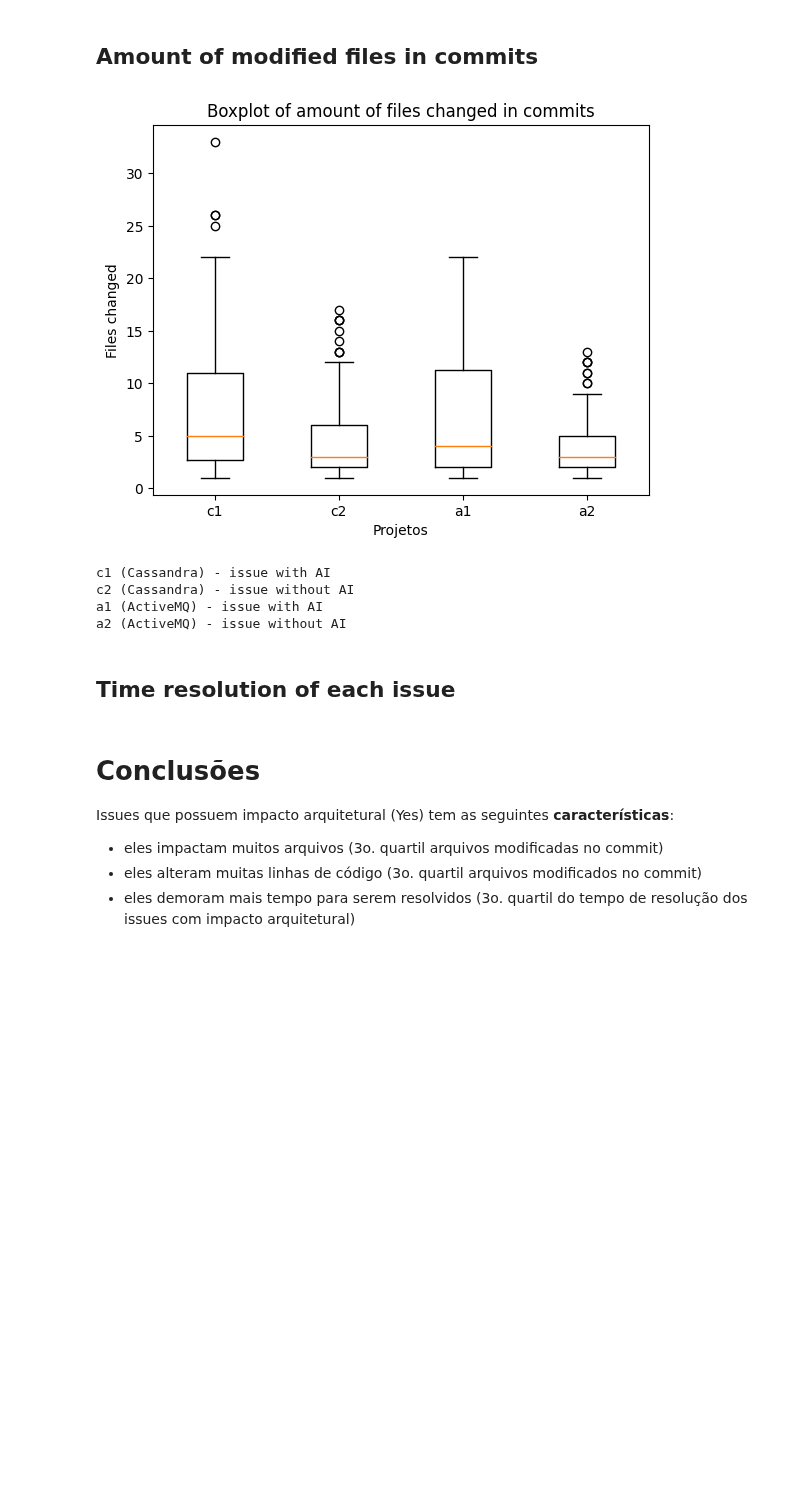
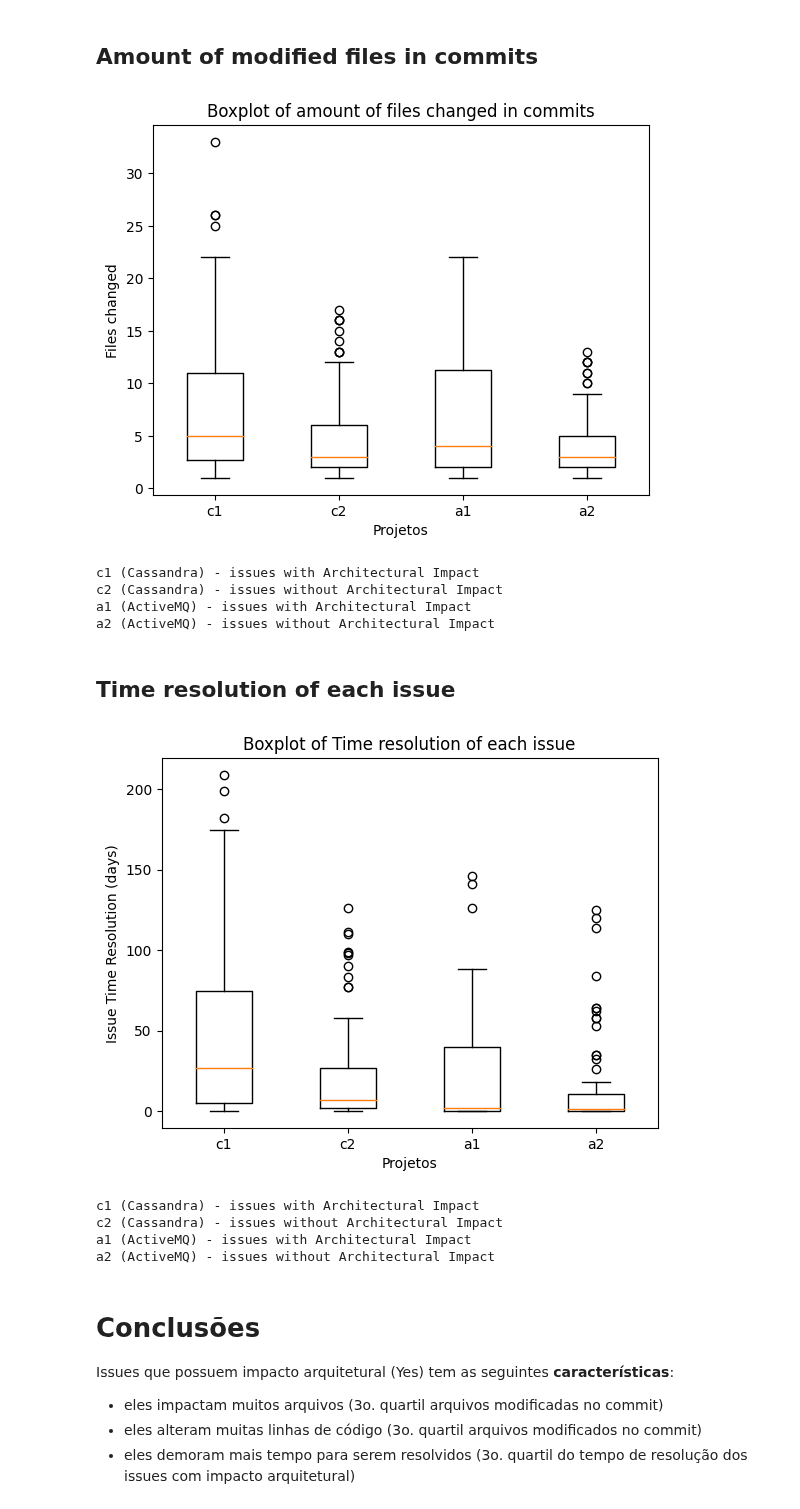
Before and after one commit to armandossrecife/my_validation3, a Jupyter notebook: my_comparison.ipynb, the cells around one changed output. Saved outputs shown, nothing was run; the diff lists cells and outputs as text; code cells hidden in the pictures; blank space fills up the shorter version.

```diff
--- a/my_comparison.ipynb
+++ b/my_comparison.ipynb
@@ -420,3 +463,7 @@ d5_cassandra_without_outliers = remove_outliers_from_serie(d5_cassandra_issues_a
+# %%
+d9_cassandra_issues_ai_yes_tr = convert_list_days_in_list_int(df_issues_commits_with_ai.time_resolution.to_list())
+d9_my_series = pd.Series(d9_cassandra_issues_ai_yes_tr)
+d9_cassandra_without_outliers = remove_outliers_from_serie(d9_my_series)
 # %% [markdown]
 **Issues sem impacto arquitetural (No)**
 # %%
@@ -464,3 +513,9 @@ d6_cassandra_without_outliers = remove_outliers_from_serie(d6_cassandra_issues_a
+# %%
+df_issues_commits_no_ai = df_cassandra_issues_commits_critical_classes[df_cassandra_issues_commits_critical_classes['issue_key'].isin(lista_issues_architectural_impact_no)]
+
+d10_cassandra_issues_ai_no_tr = convert_list_days_in_list_int(df_issues_commits_no_ai.time_resolution.to_list())
+d10_my_series = pd.Series(d10_cassandra_issues_ai_no_tr)
+d10_cassandra_without_outliers = remove_outliers_from_serie(d10_my_series)
 # %% [markdown]
 ### ActiveMQ
 
@@ -523,3 +596,10 @@ d7_activemq_without_outliers = remove_outliers_from_serie(d7_activemq_issues_ai_
+# %%
+df11_issues_commits_with_ai = df_activemq_issues_commits_critical_classes[df_activemq_issues_commits_critical_classes['issue_key'].isin(lista_amq_issues_architectural_impact_yes)]
+s11 = df11_issues_commits_with_ai.time_resolution.dropna()
+
+d11_activemq_issues_ai_yes_tr = convert_list_days_in_list_int(s11.to_list())
+d11_my_series = pd.Series(d11_activemq_issues_ai_yes_tr)
+d11_cassandra_without_outliers = remove_outliers_from_serie(d11_my_series)
 # %% [markdown]
 **Issues sem impacto arquitetural**
 # %%
@@ -567,3 +649,10 @@ d8_activemq_without_outliers = remove_outliers_from_serie(d8_activemp_issues_ai_
+# %%
+df12_issues_commits_no_ai = df_activemq_issues_commits_critical_classes[df_activemq_issues_commits_critical_classes['issue_key'].isin(lista_amq_issues_architectural_impact_no)]
+s12 = df12_issues_commits_no_ai.time_resolution.dropna()
+
+d12_activemq_issues_ai_no_tr = convert_list_days_in_list_int(s12.to_list())
+d12_my_series = pd.Series(d12_activemq_issues_ai_no_tr)
+d12_activemq_without_outliers = remove_outliers_from_serie(d12_my_series)
 # %% [markdown]
 ## Kafka
 
@@ -590,15 +679,15 @@ a2 (ActiveMQ) - issue without AI
 ## Amount of modified files in commits
 # %%
 create_boxplot(lista_dados=[d5_cassandra_without_outliers, d6_cassandra_without_outliers, d7_activemq_without_outliers, d8_activemq_without_outliers], my_title='Boxplot of amount of files changed in commits', my_xlabel='Projetos', my_ylabel='Files changed', my_labels=['c1', 'c2', 'a1', 'a2'])
-print('c1 (Cassandra) - issue with AI')
-print('c2 (Cassandra) - issue without AI')
-print('a1 (ActiveMQ) - issue with AI')
-print('a2 (ActiveMQ) - issue without AI')
+print('c1 (Cassandra) - issues with Architectural Impact')
+print('c2 (Cassandra) - issues without Architectural Impact')
+print('a1 (ActiveMQ) - issues with Architectural Impact')
+print('a2 (ActiveMQ) - issues without Architectural Impact')
 # %% [output]
 [figure]
-c1 (Cassandra) - issue with AI
-c2 (Cassandra) - issue without AI
-a1 (ActiveMQ) - issue with AI
-a2 (ActiveMQ) - issue without AI
+c1 (Cassandra) - issues with Architectural Impact
+c2 (Cassandra) - issues without Architectural Impact
+a1 (ActiveMQ) - issues with Architectural Impact
+a2 (ActiveMQ) - issues without Architectural Impact
 # %% [markdown]
 ##  Time resolution of each issue
@@ -610,3 +694,15 @@ a2 (ActiveMQ) - issue without AI
+# %%
+create_boxplot(lista_dados=[d9_cassandra_without_outliers, d10_cassandra_without_outliers,d11_cassandra_without_outliers,d12_activemq_without_outliers], my_title='Boxplot of Time resolution of each issue', my_xlabel='Projetos', my_ylabel='Issue Time Resolution (days)', my_labels=['c1', 'c2', 'a1', 'a2'])
+print('c1 (Cassandra) - issues with Architectural Impact')
+print('c2 (Cassandra) - issues without Architectural Impact')
+print('a1 (ActiveMQ) - issues with Architectural Impact')
+print('a2 (ActiveMQ) - issues without Architectural Impact')
+# %% [output]
+[figure, added]
+c1 (Cassandra) - issues with Architectural Impact
+c2 (Cassandra) - issues without Architectural Impact
+a1 (ActiveMQ) - issues with Architectural Impact
+a2 (ActiveMQ) - issues without Architectural Impact
 # %% [markdown]
 # Conclusões
 
```
Also changed, not shown: parts of 10 cells of this notebook.
